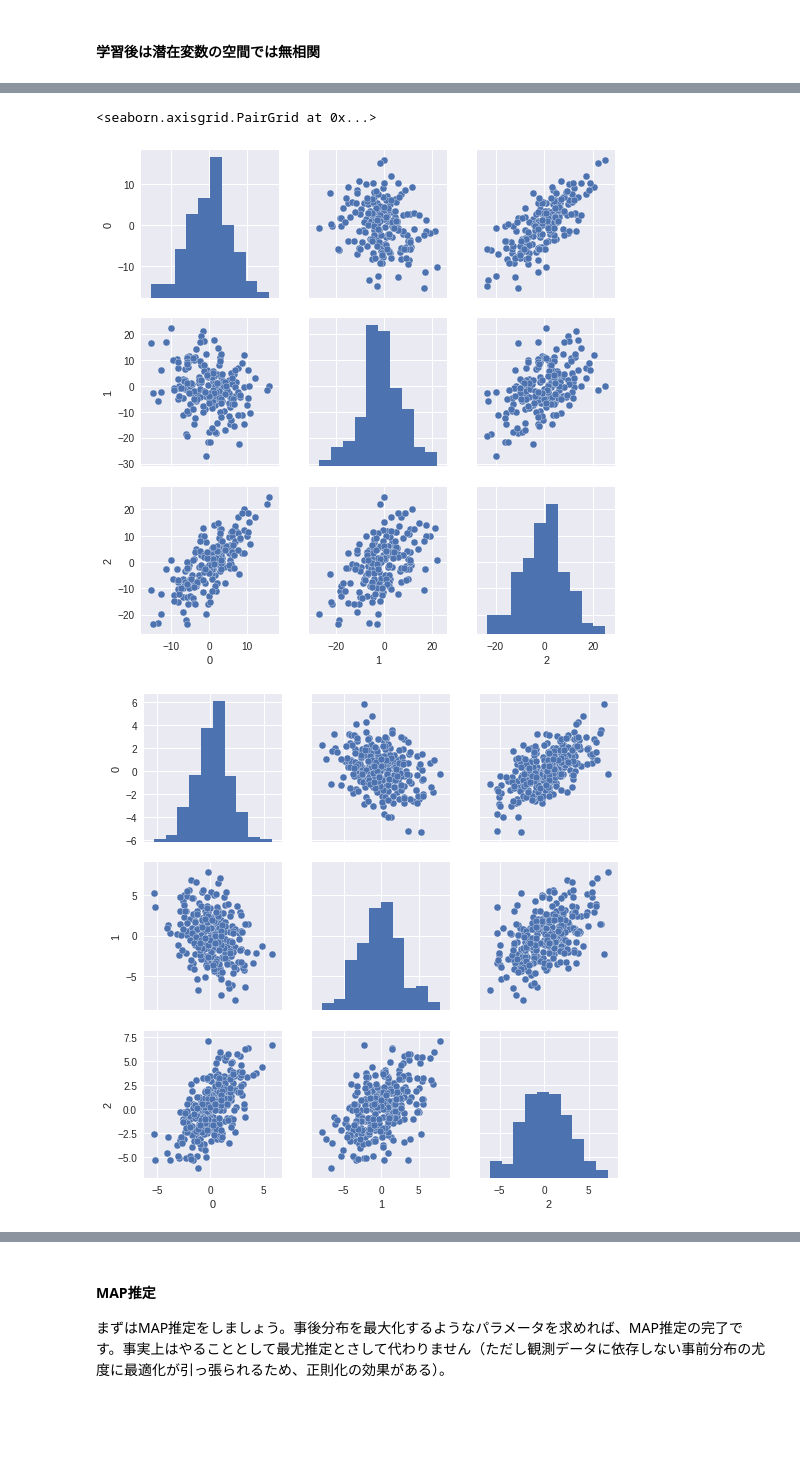
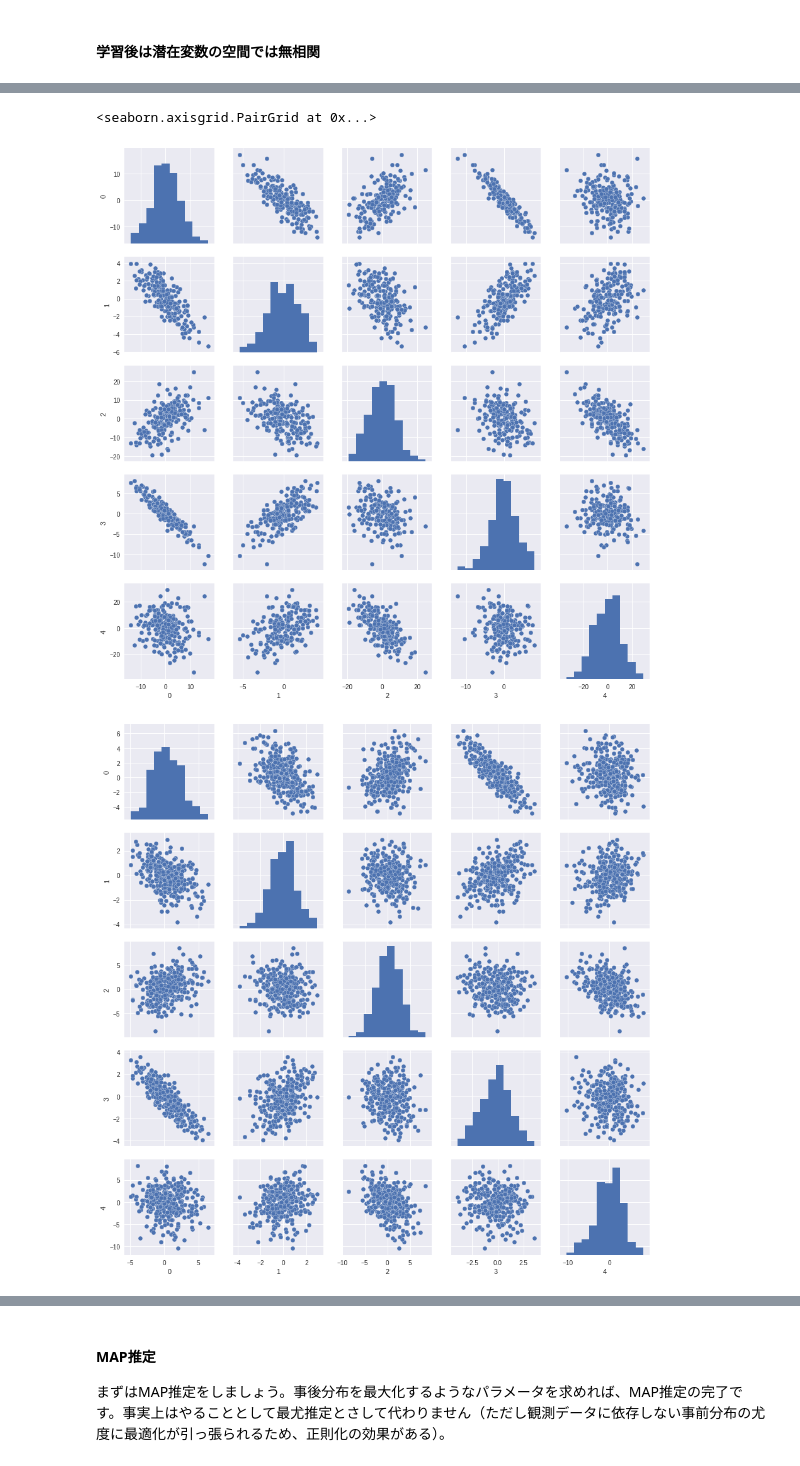
Before and after one commit to hellocybernetics/Tensorflow-Probability-Tutorials, a Jupyter notebook: PCA.ipynb, the cells around one changed output, grey strips where cells are left out. Drawn from its saved outputs; the diff is of its cells as text; code cells hidden in the pictures; blank space fills up the shorter version.

```diff
--- a/PCA.ipynb
+++ b/PCA.ipynb
@@ -30,12 +30,12 @@ def toy_data(N, D):
         random_value = np.random.randn()
         if random_value < -0.9:
             ## ガウスノイズを発生
-            return lambda x: 0.5*np.random.randn(N)
-        elif random_value < 0:
+            return lambda x: 0.2*np.random.randn(N)
+        elif random_value < 0.4:
             return np.cos
         else:
             return np.sin
-    X = [random_choice_wave()(2*np.pi*5*t)+0.2*np.random.randn(N) for _ in range(D)]
+    X = [random_choice_wave()(2*np.pi*t)+0.2*np.random.randn(N) for _ in range(D)]
     return np.array(X).transpose(1, 0)
 # %%
 X = toy_data(300, 5)
@@ -238,15 +246,11 @@ class PPCA(tf.keras.Model):
         Lam, U = tf.linalg.eigh(Vx)
         W_ml = (
             U[:, -self.latent_dim:] @ (
-            tf.linalg.diag(Lam[-3:])
+            tf.linalg.diag(Lam[-self.latent_dim:])
             - self.stddv_datapoints**2 * tf.eye(tf.constant(self.latent_dim))
             )
         )
         self.W = tf.transpose(W_ml)
-#         self.stddv_datapoints = tf.sqrt(
-#             tf.cast(1/(self.data_dim - self.latent_dim), dtype=tf.float32)
-#             * tf.reduce_sum(tf.cast(Lam[-self.latent_dim:], dtype=tf.float32))
-#         )
 
     def call(self, x):
         return (
@@ -262,7 +266,7 @@ class PPCA(tf.keras.Model):
         return dist.sample(num_samples)
 # %%
 with tf.device("gpu:0"):
-    model = PPCA(latent_dim=3)
+    model = PPCA(latent_dim=5)
     model._data_dim(x_train)
 # %% [markdown]
 #### 初期値がいい加減なので射影もいい加減です
@@ -287,8 +291,8 @@ sns.pairplot(pd.DataFrame(z.numpy()))
 # %%
 x_generated = model.generate_x(200)
-sns.pairplot(pd.DataFrame(x_generated.numpy()[:, :3]))
-sns.pairplot(pd.DataFrame(x_train.numpy()[:, :3]))
+sns.pairplot(pd.DataFrame(x_generated.numpy()[:, :]))
+sns.pairplot(pd.DataFrame(x_train.numpy()[:, :]))
 # %% [output]
 <seaborn.axisgrid.PairGrid at 0x...>
-[figure, old version]
+[figure, new version]
-[figure, old version]
+[figure, new version]
```
Also changed, not shown: parts of 34 cells of this notebook.
